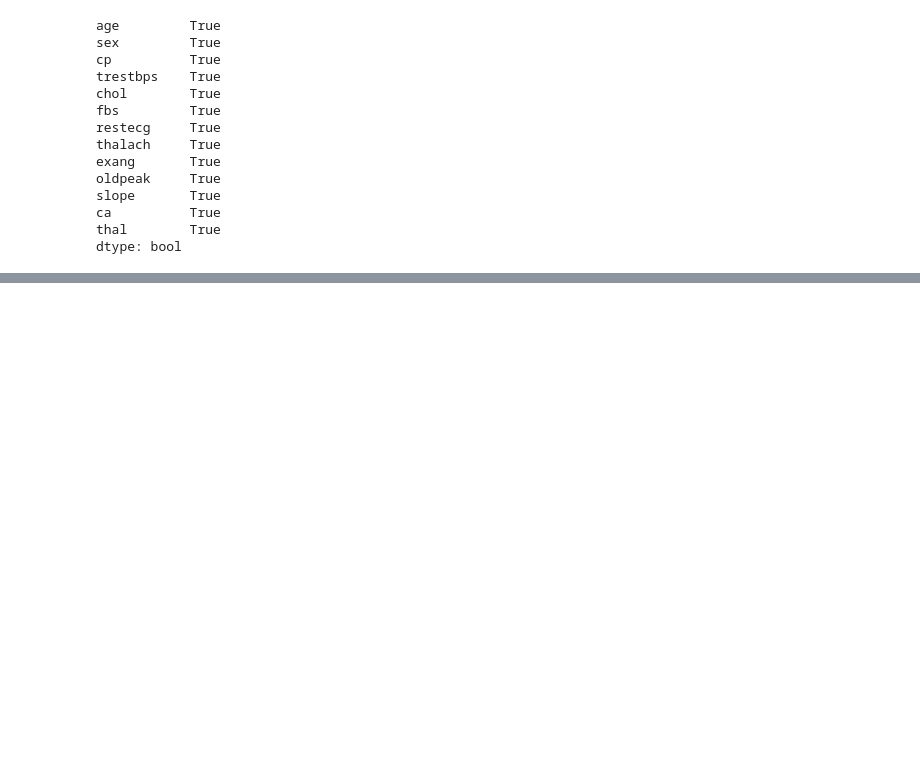
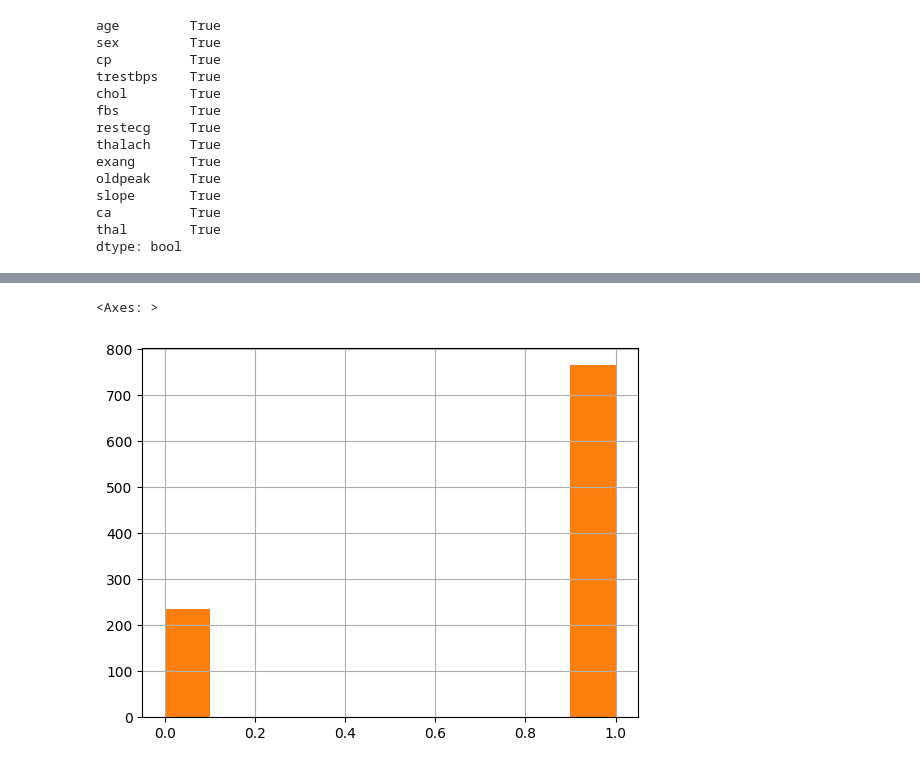
Before and after one commit to ml-cvd-prediction/ml-cvd-prediction.github.io, a Jupyter notebook: src/cleveland.ipynb, the cells around one changed output, grey strips where cells are left out. Saved outputs shown, nothing was run; the diff lists cells and outputs as text; code cells hidden in the pictures; blank space fills up the shorter version.

```diff
--- a/src/cleveland.ipynb
+++ b/src/cleveland.ipynb
@@ -173,0 +235,7 @@ X.head()
+# %%
+# 1 = male so men are overrepresented in the dataset
+X['gender'].hist()
+df['gender'].hist()
+# %% [output]
+<Axes: >
+[figure, added]
```
Also changed, not shown: parts of 9 cells of this notebook, 7 other files.
